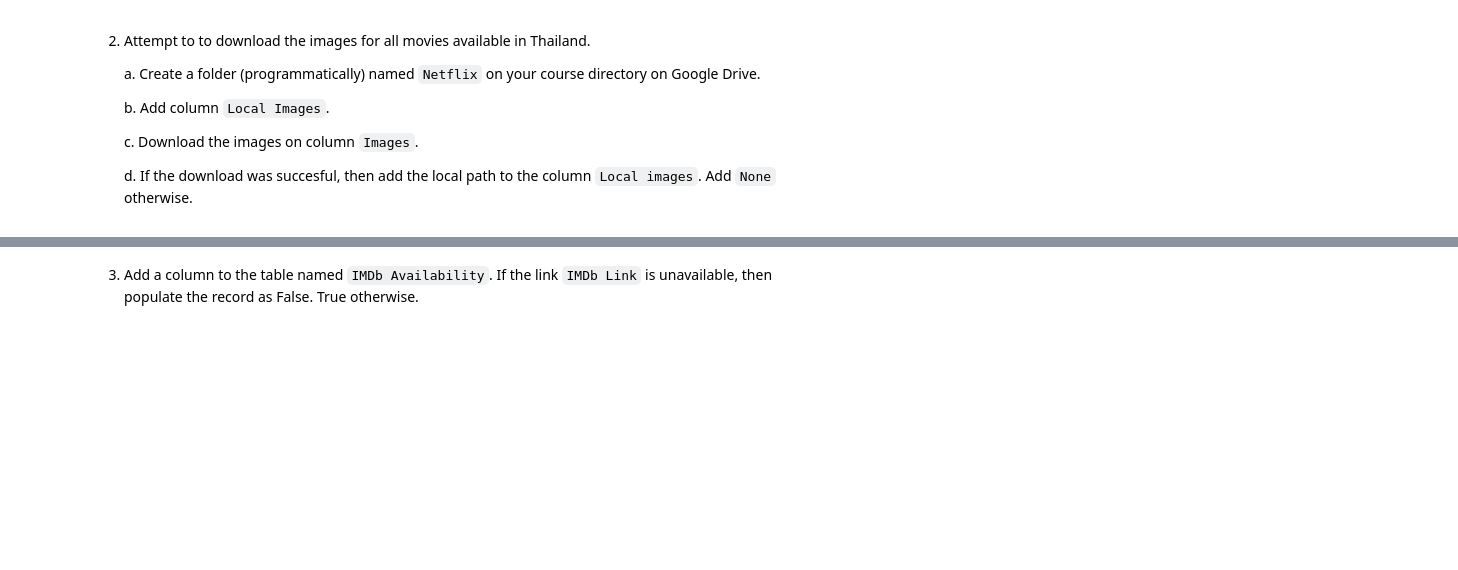
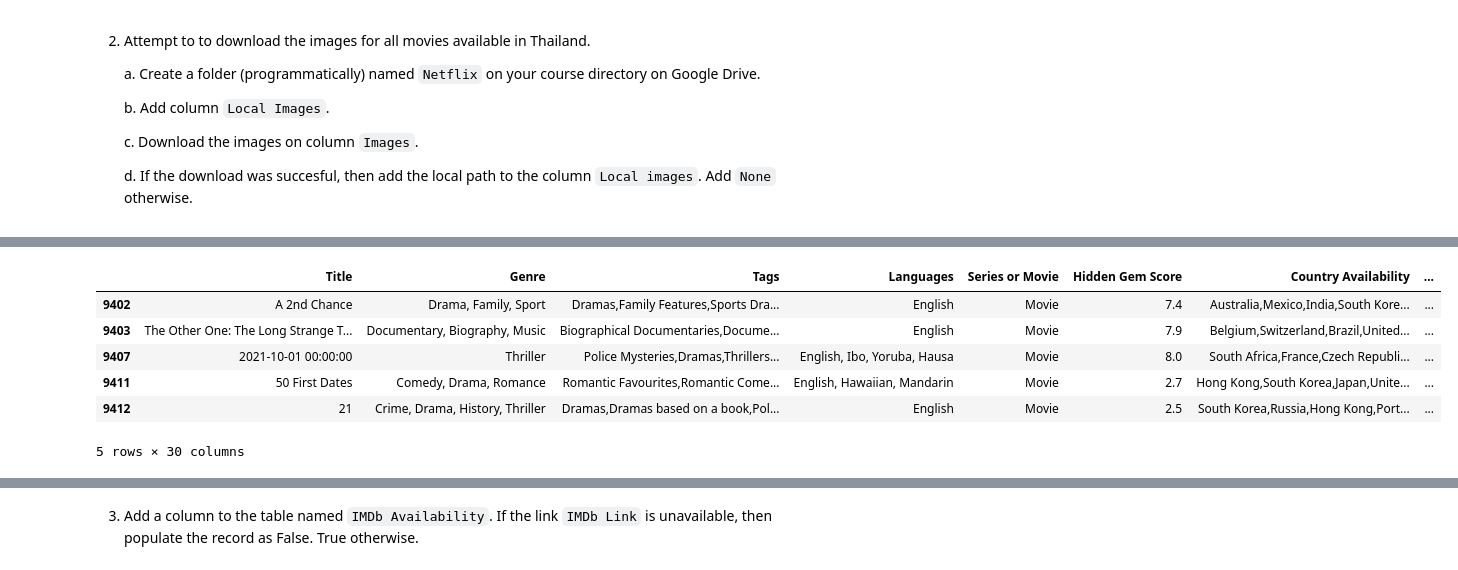
Before and after one commit to nataliepham6720/python-netflix-2001, a Jupyter notebook: Netflix_Dataset_Latest_2021.ipynb, the cells around one changed output, grey strips where cells are left out. Cells and saved outputs as stored; diff of their text form; code cells hidden in the pictures; blank space fills up the shorter version.

```diff
--- a/Netflix_Dataset_Latest_2021.ipynb
+++ b/Netflix_Dataset_Latest_2021.ipynb
@@ -38,0 +64,15 @@ df
+# %%
+#INSERT CODE HERE
+# get all movies available in Thailand
+df_Thailand = df.loc[(df['Country Availability'].str.contains('Thailand')==True) & (df['Series or Movie']=='Movie')]
+print(df_Thailand.shape)
+
+# create a folder Netflix on Google Drive
+try:
+    os.mkdir("/content/drive/My Drive/38610/Netflix")
+except:
+    print("Folder already found")
+
+# add an column for image path
+df_Thailand["Local Images"] = None
+df["Local Images"] = ''
@@ -38,0 +87,10 @@ df
+# %%
+df_Thailand.tail()
+# %% [output]
+|  | Title | Genre | Tags | Languages | Series or Movie | Hidden Gem Score | Country Availability | ... |
+| 9402 | A 2nd Chance | Drama, Family, Sport | Dramas,Family Features,Sports Dra... | English | Movie | 7.4 | Australia,Mexico,India,South Kore... | ... |
+| 9403 | The Other One: The Long Strange T... | Documentary, Biography, Music | Biographical Documentaries,Docume... | English | Movie | 7.9 | Belgium,Switzerland,Brazil,United... | ... |
+| 9407 | 2021-10-01 00:00:00 | Thriller | Police Mysteries,Dramas,Thrillers... | English, Ibo, Yoruba, Hausa | Movie | 8.0 | South Africa,France,Czech Republi... | ... |
+| 9411 | 50 First Dates | Comedy, Drama, Romance | Romantic Favourites,Romantic Come... | English, Hawaiian, Mandarin | Movie | 2.7 | Hong Kong,South Korea,Japan,Unite... | ... |
+| 9412 | 21 | Crime, Drama, History, Thriller | Dramas,Dramas based on a book,Pol... | English | Movie | 2.5 | South Korea,Russia,Hong Kong,Port... | ... |
+5 rows × 30 columns
```
Also changed, not shown: parts of 20 cells of this notebook.
